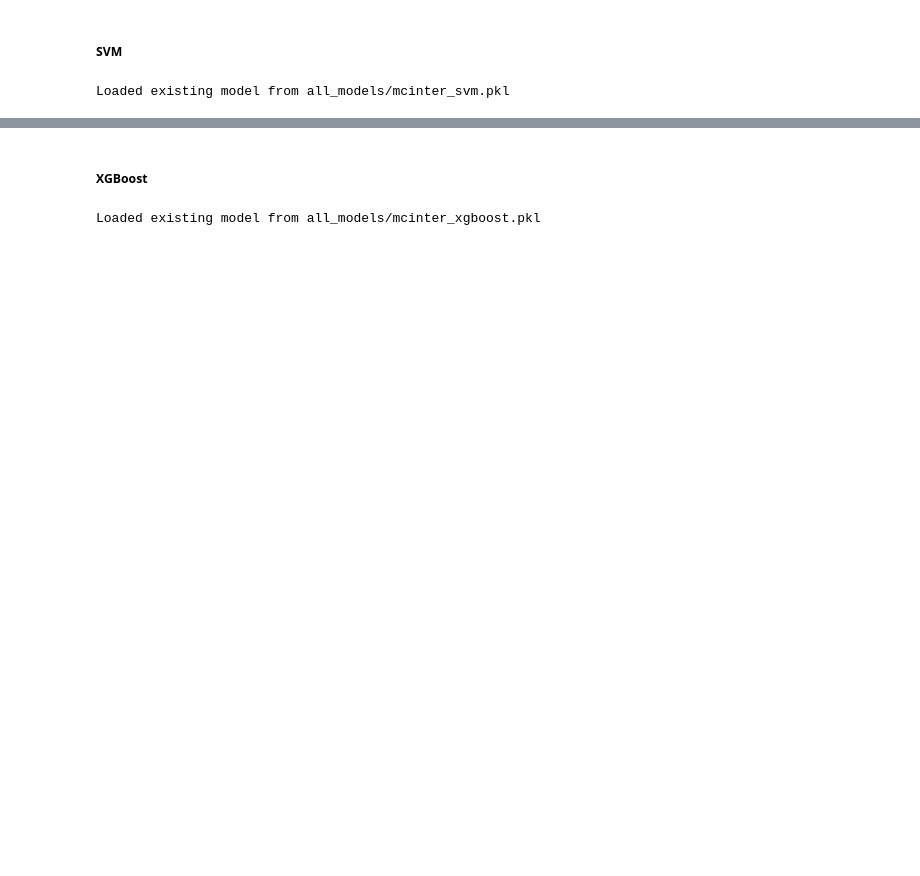
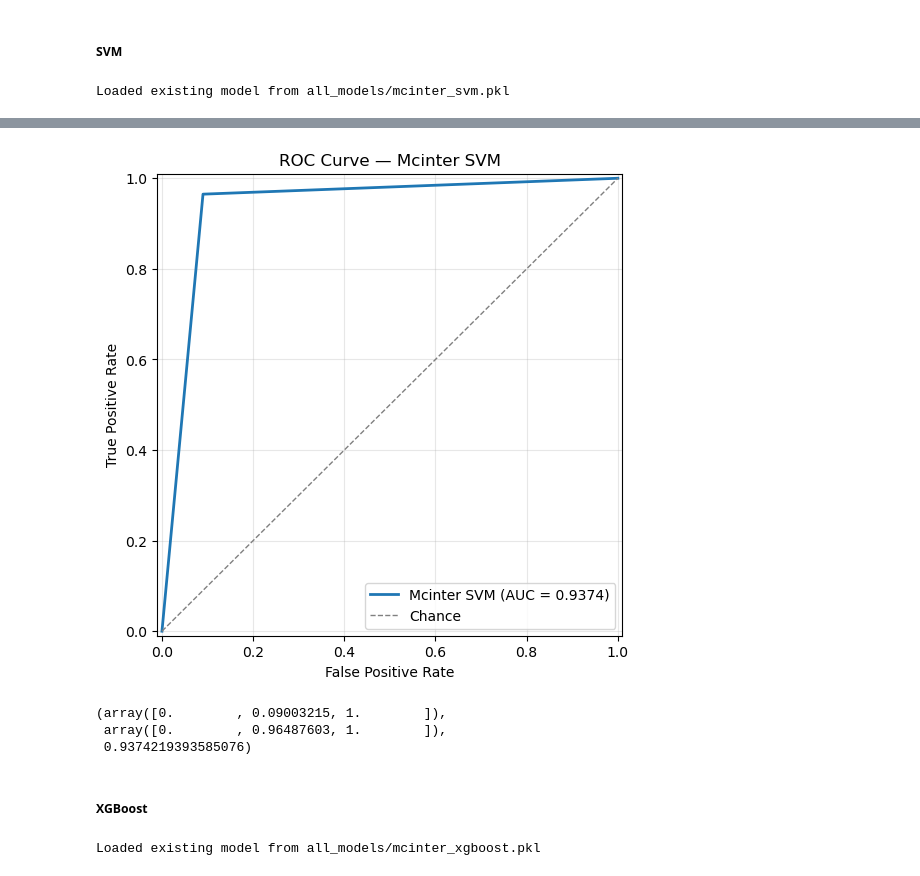
Before and after one commit to fahadthakur/mxn442-assignment2, a Jupyter notebook: fake_news_classifier.ipynb, the cells around one changed output, grey strips where cells are left out. Cells and saved outputs as stored; diff of their text form; code cells hidden in the pictures; blank space fills up the shorter version.

```diff
--- a/fake_news_classifier.ipynb
+++ b/fake_news_classifier.ipynb
@@ -379,7 +648,7 @@ weighted avg       0.92      0.92      0.92      1901
 # %% [markdown]
 ##### SVM
 # %%
-mcinter_svm_model = train_svm(X_train, y_train, model_name="mcinter")
+mcinter_svm_model = train_svm(X_train_w2v_mc, y_train_w2v_mc, model_name="mcinter")
 # %% [output]
 Loaded existing model from all_models/mcinter_svm.pkl
 # %%
@@ -398,4 +667,11 @@ weighted avg       0.93      0.93      0.93      1901
 [figure]
+# %%
+plot_auc_curve(mcinter_svm_model, X_test_w2v_mc, y_test_w2v_mc, "Mcinter SVM")
+# %% [output]
+[figure, added]
+(array([0.        , 0.09003215, 1.        ]),
+ array([0.        , 0.96487603, 1.        ]),
+ 0.9374219393585076)
 # %% [markdown]
 ##### XGBoost
 # %%
```
Also changed, not shown: parts of 81 cells of this notebook, 3 other files.
